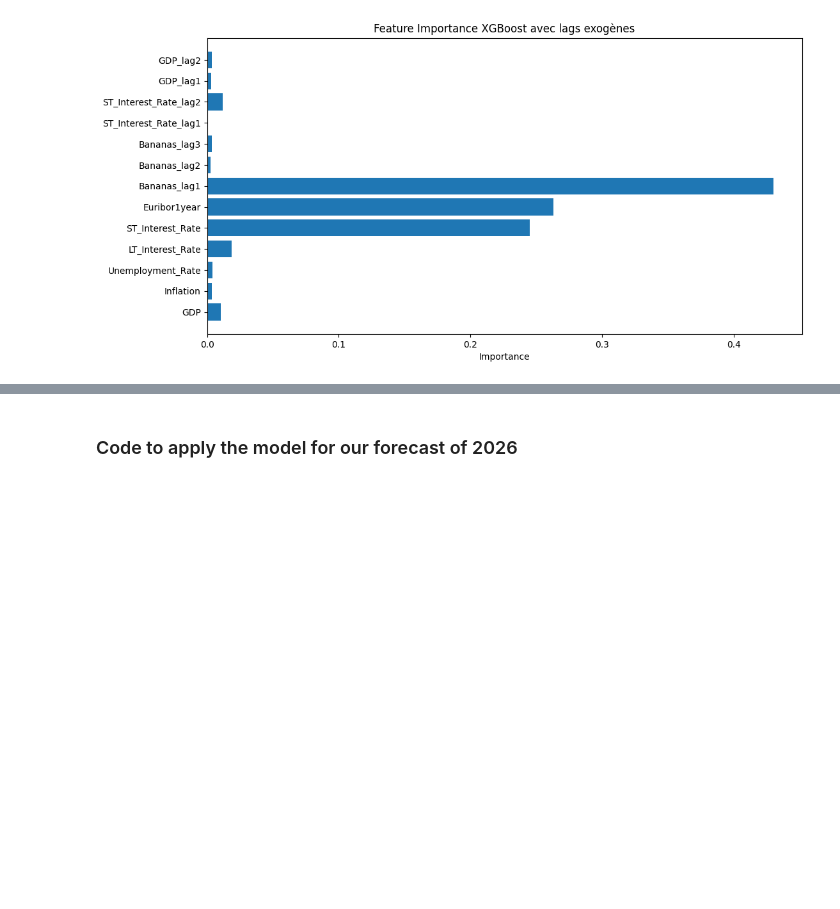
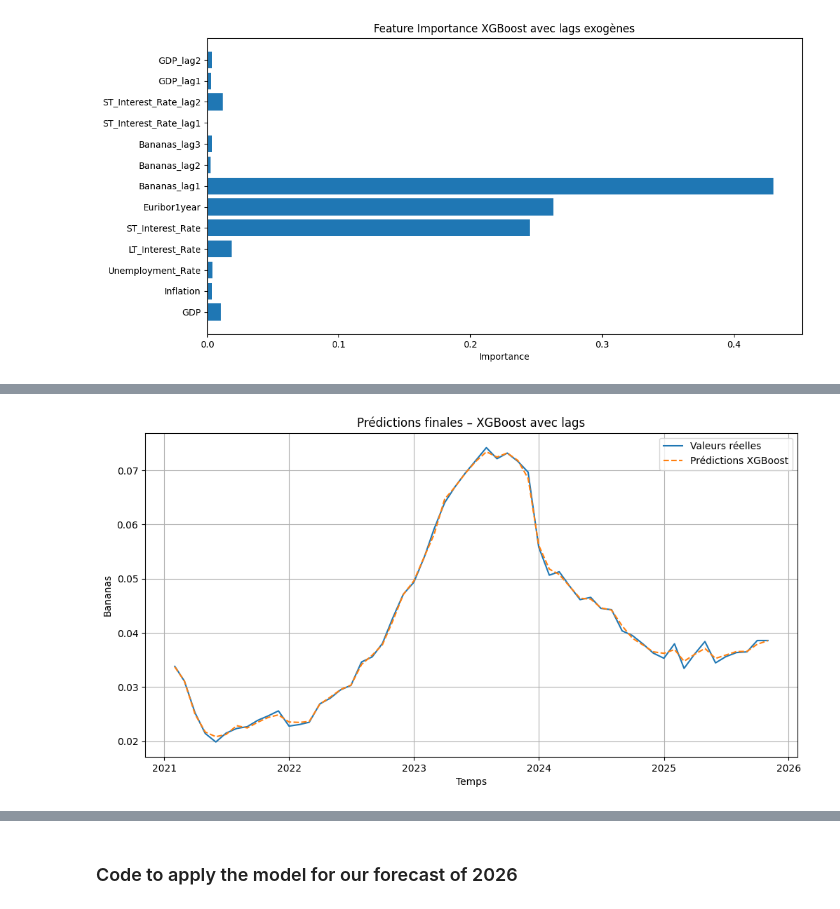
Before and after one commit to Ke0li/Cofidis, a Jupyter notebook: version_CG_v2/model_xgb_version_CG_v2.ipynb, the cells around one changed output, grey strips where cells are left out. Cells and saved outputs as stored; diff of their text form; code cells hidden in the pictures; blank space fills up the shorter version.

Commit message:
maj finale

```diff
--- a/version_CG_v2/model_xgb_version_CG_v2.ipynb
+++ b/version_CG_v2/model_xgb_version_CG_v2.ipynb
@@ -371,0 +460,25 @@ RMSE moyen sur tous les folds: 0.00413
+# %%
+model_final = XGBRegressor(
+    random_state=42,
+    n_estimators=300,
+    learning_rate=0.05,
+    max_depth=3,
+    subsample=0.8,
+    colsample_bytree=0.8
+)
+
+model_final.fit(X_all, y_all)
+
+y_pred_all = model_final.predict(X_all)
+
+plt.figure(figsize=(12,6))
+plt.plot(df_lag.index, y_all, label="Valeurs réelles")
+plt.plot(df_lag.index, y_pred_all, '--', label="Prédictions XGBoost")
+plt.title("Prédictions finales – XGBoost avec lags")
+plt.xlabel("Temps")
+plt.ylabel("Bananas")
+plt.legend()
+plt.grid(True)
+plt.show()
+# %% [output]
+[figure, added]
```
Also changed, not shown: parts of 15 cells of this notebook, 3 other files.
